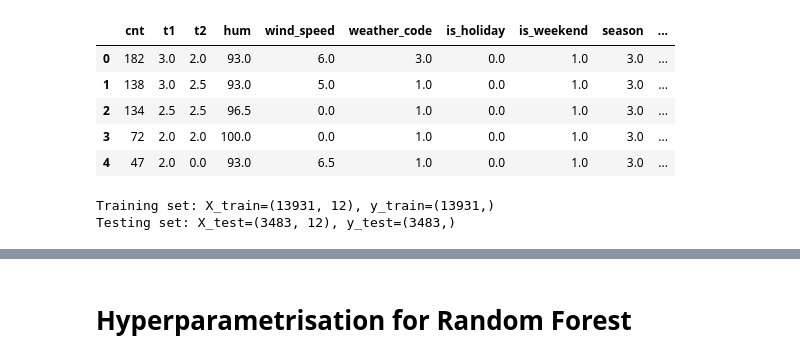
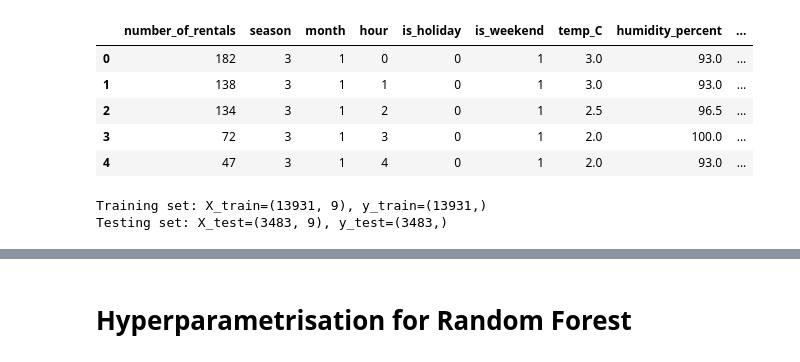
Before and after one commit to MattWojciechowski/london_bike_sharing, a Jupyter notebook: notebooks/model_selection.ipynb, the cells around one changed output, grey strips where cells are left out. Cells and saved outputs as stored; diff of their text form; code cells hidden in the pictures.

```diff
--- a/notebooks/model_selection.ipynb
+++ b/notebooks/model_selection.ipynb
@@ -1,60 +1,63 @@
 # %%
 # Import necessary libraries
 import pandas as pd
+import seaborn as sns
 import numpy as np
 from sklearn.model_selection import train_test_split, GridSearchCV, cross_val_score, KFold
 from sklearn.preprocessing import StandardScaler
 from sklearn.metrics import mean_squared_error, mean_absolute_error, r2_score, explained_variance_score
 from sklearn.linear_model import LinearRegression, Ridge, Lasso, ElasticNet
 from sklearn.ensemble import RandomForestRegressor, GradientBoostingRegressor
 from sklearn.svm import SVR
 from sklearn.tree import DecisionTreeRegressor
 import xgboost as xgb
 import matplotlib.pyplot as plt
 import pickle
 
 # Load processed dataset
-data_path = "../data/processed_dataset.csv"
+data_path = "../data/dataset.csv"
 df = pd.read_csv(data_path)
 
 # Display the first few rows
 df.head()
 # %% [output]
-|  | cnt | t1 | t2 | hum | wind_speed | weather_code | is_holiday | is_weekend | season | ... |
-| 0 | 182 | 3.0 | 2.0 | 93.0 | 6.0 | 3.0 | 0.0 | 1.0 | 3.0 | ... |
-| 1 | 138 | 3.0 | 2.5 | 93.0 | 5.0 | 1.0 | 0.0 | 1.0 | 3.0 | ... |
-| 2 | 134 | 2.5 | 2.5 | 96.5 | 0.0 | 1.0 | 0.0 | 1.0 | 3.0 | ... |
-| 3 | 72 | 2.0 | 2.0 | 100.0 | 0.0 | 1.0 | 0.0 | 1.0 | 3.0 | ... |
-| 4 | 47 | 2.0 | 0.0 | 93.0 | 6.5 | 1.0 | 0.0 | 1.0 | 3.0 | ... |
+|  | number_of_rentals | season | month | hour | is_holiday | is_weekend | temp_C | humidity_percent | ... |
+| 0 | 182 | 3 | 1 | 0 | 0 | 1 | 3.0 | 93.0 | ... |
+| 1 | 138 | 3 | 1 | 1 | 0 | 1 | 3.0 | 93.0 | ... |
+| 2 | 134 | 3 | 1 | 2 | 0 | 1 | 2.5 | 96.5 | ... |
+| 3 | 72 | 3 | 1 | 3 | 0 | 1 | 2.0 | 100.0 | ... |
+| 4 | 47 | 3 | 1 | 4 | 0 | 1 | 2.0 | 93.0 | ... |
 # %%
 # User-defined parameters
 rand_state = 42  # Random seed
 cv_num = 5       # Number of folds in cross-validation
 
 # Define target and features
-target = "cnt"
+target = "number_of_rentals"
 features = [col for col in df.columns if col != target]
 
-# Normalize features
+# Wybór cech liczbowych do normalizacji
+numerical_features = ["temp_C", "humidity_percent", "wind_speed_kmh"]
+
+# Normalizacja tylko cech liczbowych
 scaler = StandardScaler()
-df[features] = scaler.fit_transform(df[features])
+df[numerical_features] = scaler.fit_transform(df[numerical_features])
 
 # Save the scaler to a file
 scaler_path = "../models/scaler.pkl"
 with open(scaler_path, "wb") as file:
     pickle.dump(scaler, file)
 
-# Split the data into training and testing sets
+# Podział na zbiory treningowe i testowe
 X = df[features]
 y = df[target]
 X_train, X_test, y_train, y_test = train_test_split(X, y, test_size=0.2, random_state=rand_state)
 
-# Display the shape of the datasets
 print(f"Training set: X_train={X_train.shape}, y_train={y_train.shape}")
 print(f"Testing set: X_test={X_test.shape}, y_test={y_test.shape}")
 # %% [output]
-Training set: X_train=(13931, 12), y_train=(13931,)
-Testing set: X_test=(3483, 12), y_test=(3483,)
+Training set: X_train=(13931, 9), y_train=(13931,)
+Testing set: X_test=(3483, 9), y_test=(3483,)
 # %%
 # Define models with default hyperparameters
 models = {
```
Also changed, not shown: parts of 18 cells of this notebook, 8 other files.
